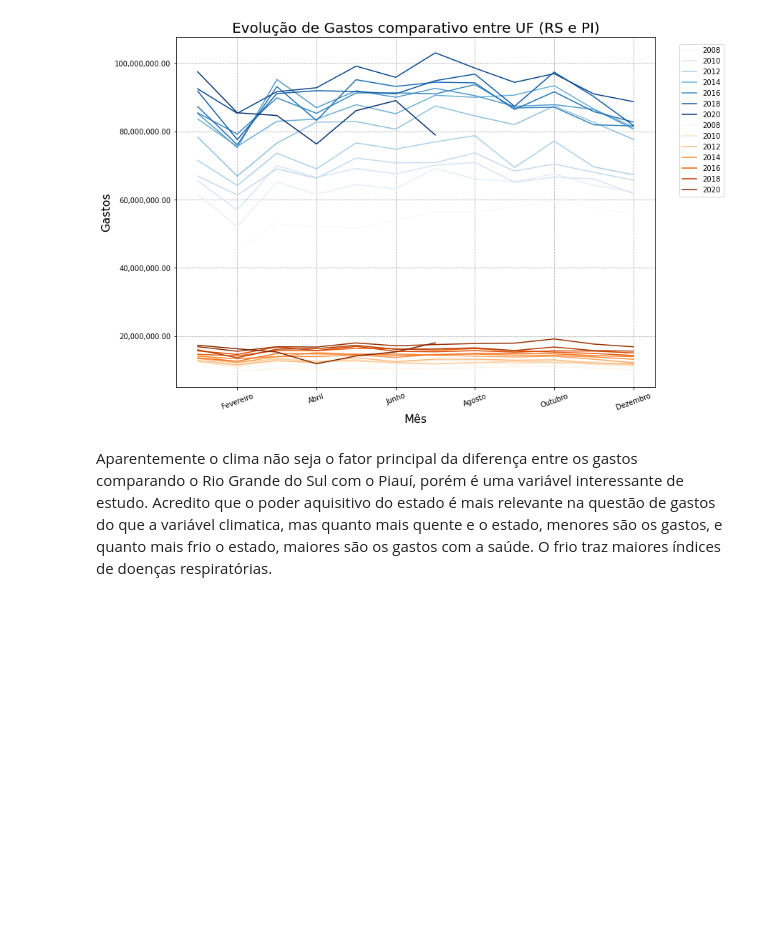
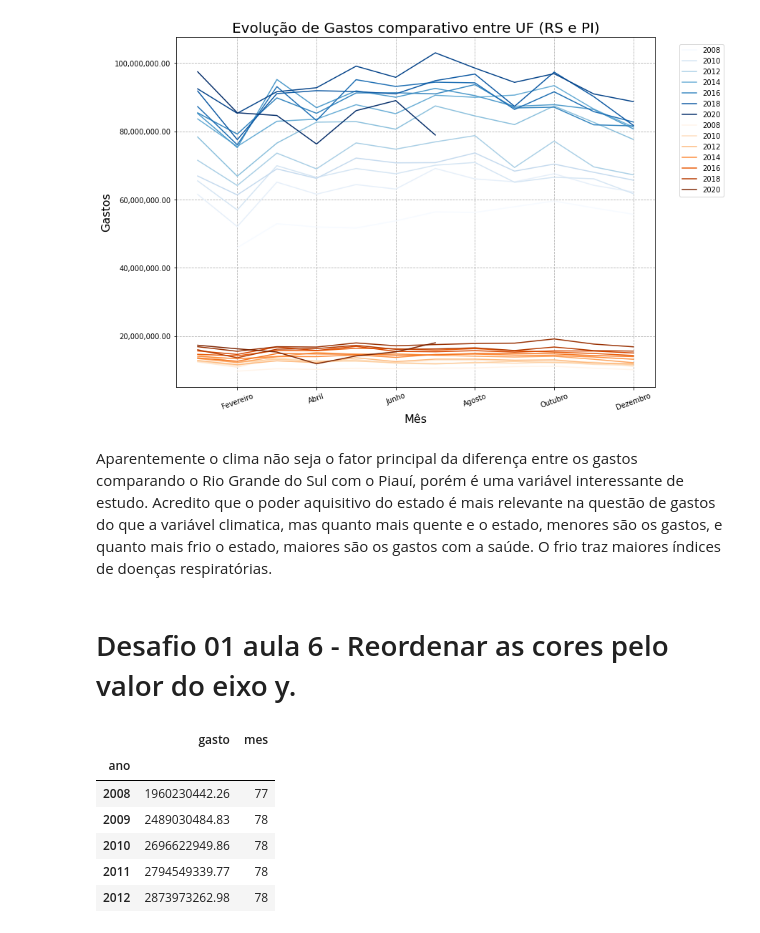
Before and after one commit to yoshinaga2904/Bootcamp-Alura, a Jupyter notebook: Modulo_2_Desafios.ipynb, the cells around one changed output. Cells and saved outputs as stored; diff of their text form; code cells hidden in the pictures; blank space fills up the shorter version.

```diff
--- a/Modulo_2_Desafios.ipynb
+++ b/Modulo_2_Desafios.ipynb
@@ -522,3 +522,16 @@ plt.show()
 [figure]
 # %% [markdown]
 Aparentemente o clima não seja o fator principal da diferença entre os gastos comparando o Rio Grande do Sul com o Piauí, porém é uma variável interessante de estudo. Acredito que o poder aquisitivo do estado é mais relevante na questão de gastos do que a variável climatica, mas quanto mais quente e o estado, menores são os gastos, e quanto mais frio o estado, maiores são os gastos com a saúde. O frio traz maiores índices de doenças respiratórias.
+# %% [markdown]
+# Desafio 01 aula 6 - Reordenar as cores pelo valor do eixo y.
+# %%
+gastos_por_ano = mensal_aberto.query("uf=='São Paulo'").groupby("ano").sum()
+gastos_por_ano.head()
+# %% [output]
+|  | gasto | mes |
+| ano |  |  |
+| 2008 | 1960230442.26 | 77 |
+| 2009 | 2489030484.83 | 78 |
+| 2010 | 2696622949.86 | 78 |
+| 2011 | 2794549339.77 | 78 |
+| 2012 | 2873973262.98 | 78 |
```
Also changed, not shown: parts of 2 cells of this notebook.
